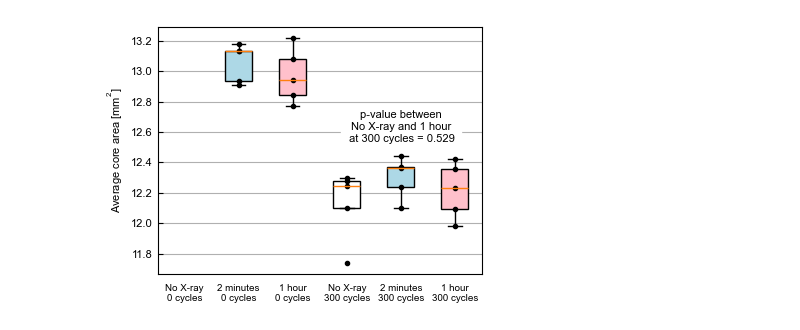
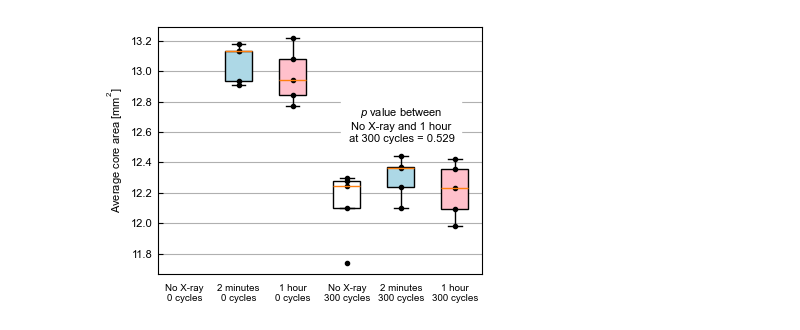
Before and after one commit to jinhongm-umich/X-ray-influence, a Jupyter notebook: Clean fig4.ipynb, the cells around one changed output. Cells and saved outputs as stored; diff of their text form; code cells hidden in the pictures.

```diff
--- a/Clean fig4.ipynb
+++ b/Clean fig4.ipynb
@@ -71,32 +71,32 @@ boxplot = ax.boxplot([data[data['Group'] == group]['Average'] for group in order
 # 박스 색깔 설정
 colors = ['white', '#ADD8E6', '#FFC0CB', 'white', '#ADD8E6', '#FFC0CB']
 
 # 각 박스의 색깔 적용
 for patch, color in zip(boxplot['boxes'], colors):
     patch.set_facecolor(color)
 
 # 개별 데이터 포인트 오버레이
 for i, group in enumerate(order):
     group_data = data[data['Group'] == group]
     ax.plot([i+1] * len(group_data), group_data['Average'], 'ko', markersize=3)
 
 # x축 레이블에서 '-'을 기준으로 줄바꿈
 group_labels = [group.replace(' - ', '\n') for group in order]
 
 # 제목 및 라벨 설정
 ax.set_ylabel('Average core area [mm$^2$]')
 ax.set_xticklabels(group_labels, rotation=0, fontsize=7)
 
 # 그리드 추가
 ax.grid(axis='y')
 
 # p-value를 그래프 위에 플랏 (No X-ray - 300 cycles vs 1 hour - 300 cycles)
-ax.text(5, np.max(group_no_xray_300) + 0.24, f'p-value between\nNo X-ray and 1 hour\n at 300 cycles = {p_value_no_xray_vs_1hour_300:.3f}', ha='center', fontsize=8, bbox=dict(facecolor='white', edgecolor='white'))
+ax.text(5, np.max(group_no_xray_300) + 0.24, "$\it{p}$" + f" value between\nNo X-ray and 1 hour\n at 300 cycles = {p_value_no_xray_vs_1hour_300:.3f}", ha='center', fontsize=8, bbox=dict(facecolor='white', edgecolor='white'))
 #plt.figtext(0.5, 1.0, 'p-value: between No X-ray and 1 Hour', fontsize=8, ha='left', va='top')
 # 레이아웃 조정
 plt.tight_layout()
 plt.savefig("fig4.pdf", dpi=300, bbox_inches="tight", format="pdf")
 # 플롯 보여주기
 plt.show()
 # %% [output]
-[figure, old version]
+[figure, new version]
```
Also changed, not shown: 10 other files.
